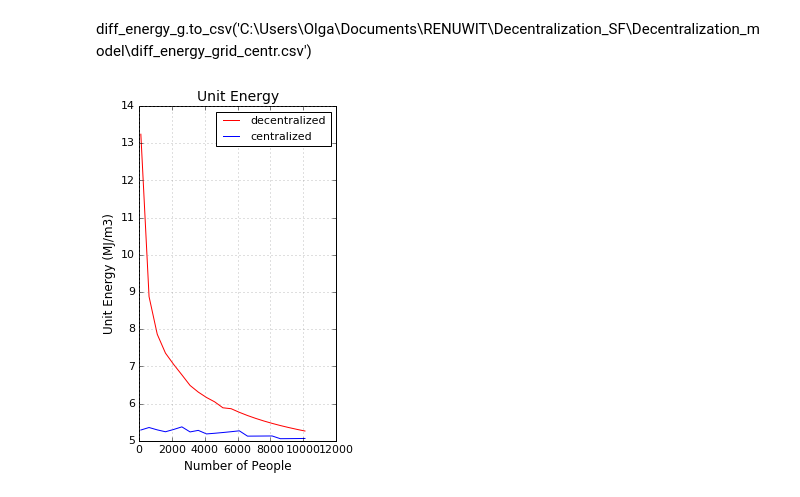
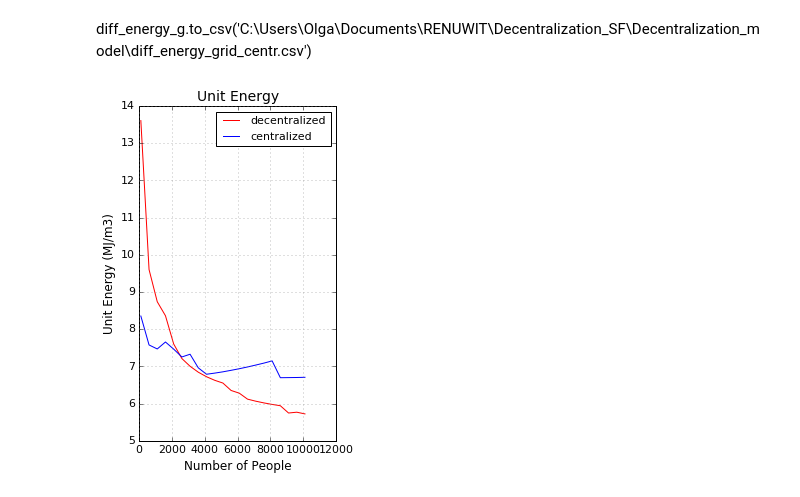
Before and after one commit to okavvada/Decentralized_model, a Jupyter notebook: Centralized_model_iterative_SAN_FRANCISCO_2_per_person_nodecentral-Cfullcentral.ipynb, the cells around one changed output. Saved outputs shown, nothing was run; the diff lists cells and outputs as text; code cells hidden in the pictures.

Commit message:
Decentral project

```diff
--- a/Centralized_model_iterative_SAN_FRANCISCO_2_per_person_nodecentral-Cfullcentral.ipynb
+++ b/Centralized_model_iterative_SAN_FRANCISCO_2_per_person_nodecentral-Cfullcentral.ipynb
@@ -312,6 +312,9 @@ for value in grid_slope_length:
             index=index+1
             pipe_diameter=normDiameterList[index]
 
+
+
+
         pipe_area_2=math.pi*(pipe_diameter*0.001/2)**2
         pipe_velocity_2=total_demand/(3600*pipe_area_2)
 
@@ -354,7 +357,7 @@ for value in grid_slope_length:
 
 
         #Piping maintenance
-        pipe_maintenance_data['cost_discount_y'] = pipe_maintenance_data['cost_m']*pipe_length/((1+discount)**(pipe_maintenance_data['year_']-1))
+        pipe_maintenance_data['cost_discount_y'] = pipe_maintenance_data['cost_m']*length_centralized_const/((1+discount)**(pipe_maintenance_data['year_']-1))
         pipe_maintenance_data['energy_y'] = pipe_maintenance_data['KWh_m']*pipe_length*3.6
         pipe_maintenance_data['GHG_y'] = pipe_maintenance_data['energy_y']/3.6*Electricity_GHG_LCA_pipes
 
@@ -901,22 +904,22 @@ diff_energy_g=pd.DataFrame(diff_energy)
 # %% [markdown]
 diff_energy_g.to_csv('C:\Users\Olga\Documents\RENUWIT\Decentralization_SF\Decentralization_model\\diff_energy_grid_centr.csv')
 # %%
-total_energy_decentralized_1=total_energy_decentralized[(total_energy_decentralized['grid_ID']==304)]
-total_energy_1=total_energy[(total_energy['grid_ID']==304)]
+total_energy_decentralized_1=total_energy_decentralized[(total_energy_decentralized['grid_ID']==343)]
+total_energy_1=total_energy[(total_energy['grid_ID']==343)]
 fig = plt.figure(figsize=(12, 6))
 ax = fig.add_subplot(1,3,1)
 plt.title('Unit Energy',fontsize=14)
 a=plt.plot(total_energy_decentralized_1['People'],total_energy_decentralized_1['Total_Energy_final_y_m3'],'-r',label = 'decentralized')
 b=plt.plot(total_energy_1['People'],total_energy_1['Total_Energy_m3'],'-b',label = 'centralized')
 legend = plt.legend(frameon = 1, fontsize=11,loc='best')
 plt.ylabel('Unit Energy (MJ/m3)',fontsize=12)
 plt.xlabel('Number of People',fontsize=12)
 plt.xticks(fontsize=11)
 plt.yticks(fontsize=11)
 ax.yaxis.grid(color='gray', linestyle=':')
 ax.xaxis.grid(color='gray', linestyle=':')
 # %% [output]
-[figure, old version]
+[figure, new version]
 # %%
 grouped_decentral_energy=total_energy_decentralized.groupby(total_energy_decentralized['grid_ID'])
 grouped_central_energy=total_energy.groupby(total_energy['grid_ID'])
```
Also changed, not shown: parts of 3 cells of this notebook, 13 other files.
